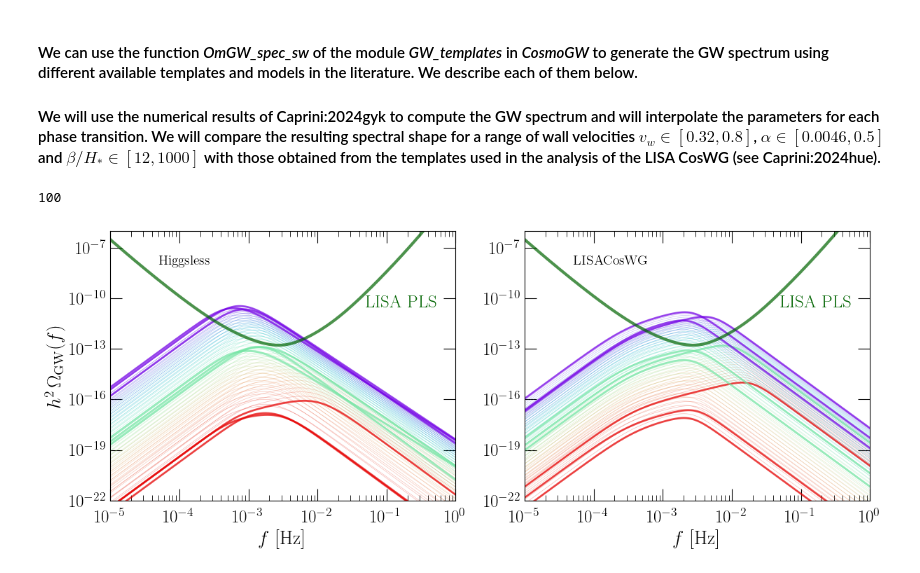
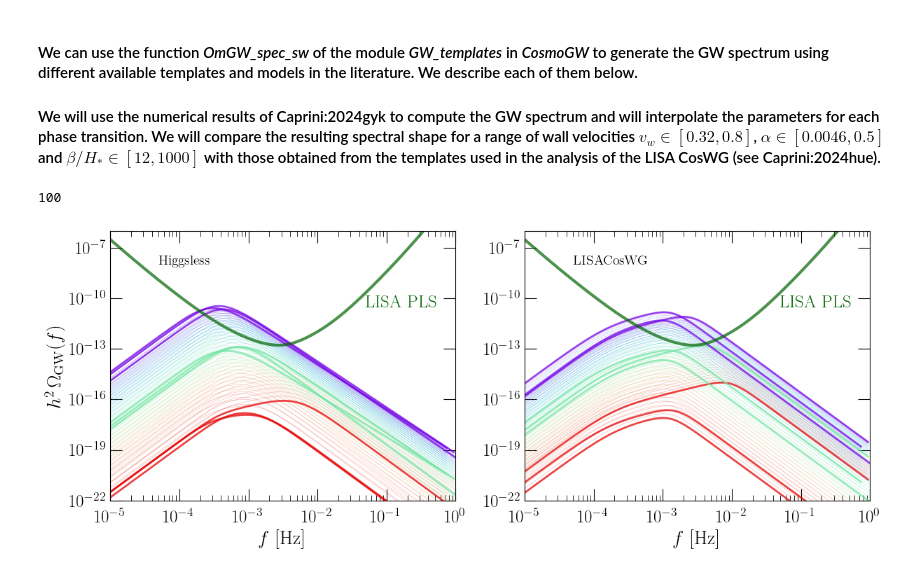
Before and after one commit to CosmoGW/CosmoGW, a Jupyter notebook: tutorials/GWs_sound-waves.ipynb, the cells around one changed output. Drawn from its saved outputs; the diff is of its cells as text; code cells hidden in the pictures.

```diff
--- a/tutorials/GWs_sound-waves.ipynb
+++ b/tutorials/GWs_sound-waves.ipynb
@@ -532,7 +525,7 @@ Text(0, 0.5, '$f_2 {\\cal R}_\\ast$')
 ### To use these values of $n_3$ one can call the spectral shape function with *interpolate_HL = True* and *interpolate_HL_n3 = True*
 # %%
 # take values from higgsless dataset
-n3, n3num, _, _ = tmp.interpolate_HL_vals(df, vws, alphas, quiet=True, numerical=True,
+n3, n3num, _, _ = GW_templates.interpolate_HL_vals(df, vws, alphas, quiet=True, numerical=True,
                                           value='n3', boxsize=20)
 # %%
 for i in range(0, len(alphas)):
@@ -570,7 +563,7 @@ Wall time: 7.26 s
 # %%
 fig, axs = plt.subplots(1, 3, figsize=(14,5))
 
-S = tmp.Sf_shape_sw(s, model='sw_HLnew', vws=val_vws, alphas=val_alphas, interpolate_HL=True, interpolate_HL_n3=True)
+S = GW_templates.Sf_shape_sw(s, model='sw_HLnew', vws=val_vws, alphas=val_alphas, interpolate_HL=True, interpolate_HL_n3=True)
 S0 = 1./np.trapezoid(S, np.log(s), axis=0)
 
 for j in range(0, len(val_alphas)):
@@ -585,7 +578,7 @@ strs    = ['weak', 'interm', 'strong']
 str_alp = ['0.0046', '0.05', '0.5']
 
 for j in range(0, len(strs)):
-    S  = tmp.Sf_shape_sw(s, Dw=Dw, model='sw_HLnew', strength=strs[j])
+    S  = GW_templates.Sf_shape_sw(s, Dw=Dw, model='sw_HLnew', strength=strs[j])
     S0 = 1./np.trapezoid(S, np.log(s), axis=0)
     for i in range(0, len(val_vws)):
         if i%2 == 0:
@@ -622,12 +615,12 @@ alphas = np.logspace(np.log10(4.6e-3), np.log10(0.5),  30)
 vws    = np.array([0.36, 0.6, .76])
 betas  = [12, 100, 1000, 1e6]
 
-_, _, val_alphas, val_vws  = tmp.ampl_GWB_sw(model='higgsless', vws=vws,
+_, _, val_alphas, val_vws  = GW_templates.ampl_GWB_sw(model='higgsless', vws=vws,
                                              alphas=alphas, numerical=True, quiet=True,
                                              bs_HL=20)
 # %%
 # temperature scale and relativistic degrees of freedom of the phase transition
-T = 200*u.GeV
+T = 100*u.GeV
 g = 100
 
 # GW spectrum obtained considering sound waves, taking a fixed amplitude OmGWtilde = 1e-2,
@@ -637,13 +630,19 @@ g = 100
 # In all cases, we consider an expanding Universe with the sourcing process taking place during
 # the radiation-dominated era
 
-freq, OmGW = tmp.OmGW_spec_sw(s, alphas, betas, vws=vws, expansion=True, Nsh=1.,
+freq, OmGW = GW_templates.OmGW_spec_sw(s, alphas, betas, vws=vws, expansion=True, Nsh=1.,
               model_efficiency='fixed_value', model_K0='Espinosa',
               model_decay='sound_waves', model_shape='sw_LISA', redshift=True, T=T, gstar=g)
 
-freq2, OmGW2 = tmp.OmGW_spec_sw(s, val_alphas, betas, vws=vws, expansion=True, Nsh=1.,
+freq2, OmGW2 = GW_templates.OmGW_spec_sw(s, val_alphas, betas, vws=vws, expansion=True, Nsh=1.,
               model_efficiency='fixed_value', model_K0='Espinosa',
               model_decay='sound_waves', model_shape='sw_LISA', redshift=True, T=T, gstar=g)
+
+# Spectrum from sound waves using SSM (Hindmarsh:2019phv)
+freqs_sw, OmGW_sw = GW_templates.OmGW_spec_sw(s, val_alphas, betas, vws=vws, expansion=True, Nsh=1.,
+                                     model_efficiency='fixed_value', model_K0='Espinosa',
+                                     model_decay='sound_waves', model_shape='sw_SSM', redshift=True,
+                                     gstar=g, T=T)
 
 
 # GW spectrum obtained considering decaying compressional motion, taking the amplitude OmGWtilde, the
@@ -651,12 +650,12 @@ freq2, OmGW2 = tmp.OmGW_spec_sw(s, val_alphas, betas, vws=vws, expansion=True, N
 # of Caprini:2024gyk. As the model continues after the shock formation time, we allow the time of sourcing to
 # be larger than one shock formation time (Nsh = 100).
 
-freq3, OmGW3 = tmp.OmGW_spec_sw(s, alphas, betas, vws=vws, expansion=True, Nsh=100,
+freq3, OmGW3 = GW_templates.OmGW_spec_sw(s, alphas, betas, vws=vws, expansion=True, Nsh=100,
                  model_efficiency='higgsless', model_K0='higgsless',
                  model_decay='decay', interpolate_HL_decay=True, model_shape='sw_HLnew', interpolate_HL_shape=True,
                  interpolate_HL_n3=True, redshift=True, T=T, gstar=g)
 
-freq4, OmGW4 = tmp.OmGW_spec_sw(s, val_alphas, betas, vws=vws, expansion=True, Nsh=100,
+freq4, OmGW4 = GW_templates.OmGW_spec_sw(s, val_alphas, betas, vws=vws, expansion=True, Nsh=100,
                  model_efficiency='higgsless', model_K0='higgsless',
                  model_decay='decay', interpolate_HL_decay=True, model_shape='sw_HLnew', interpolate_HL_shape=True,
                  interpolate_HL_n3=True, redshift=True, T=T, gstar=g)
@@ -675,34 +674,32 @@ for i in range(1, 2):
     if i == 1: ls='solid'
     if i == 2: ls='dotted'
     for j in range(0, len(alphas)):
         for l in range(0, len(vws)):
-            # axs[1].loglog(freq[:, l, i]*2*np.pi, OmGW[:, l, j, i], color=cols2[j], ls=ls, lw=.5, alpha=0.3)
-            # axs[0].loglog(freq3[:, l, i]*2*np.pi, OmGW3[:, l, j, i], color=cols2[j], ls=ls, lw=.5, alpha=0.3)
             axs[1].loglog(freq[:, l, i], OmGW[:, l, j, i], color=cols2[j], ls=ls, lw=.5, alpha=0.3)
             axs[0].loglog(freq3[:, l, i], OmGW3[:, l, j, i], color=cols2[j], ls=ls, lw=.5, alpha=0.3)
 
     for j in range(0, len(val_alphas)):
         for l in range(0, len(vws)):
             axs[1].loglog(freq2[:, l, i], OmGW2[:, l, j, i], color=cols[j], ls=ls, lw=2, alpha=0.7)
             axs[0].loglog(freq4[:, l, i], OmGW4[:, l, j, i], color=cols[j], ls=ls, lw=2, alpha=0.7)
 
-f_LISA, _, LISA_OmPLS = inte.read_sens(SNR=10, T=4)
+f_LISA, _, LISA_OmPLS = interferometry.read_sens(SNR=10, T=4)
 
 for j in [0, 1]:
     axs[j].plot(f_LISA, LISA_OmPLS, lw=3, alpha=.7, color='darkgreen')
     axs[j].set_xlim(1e-5, 1e0)
     axs[j].set_ylim(1e-22, 1e-6)
     axs[j].set_xlabel(r'$f$ [Hz]', fontsize=20)
     axs[j].tick_params(axis='x', labelsize=18)
     axs[j].tick_params(axis='y', labelsize=18)
     plot_sets.axes_lines(ax=axs[j])
     axs[j].text(5e-2, 3e-11, r'LISA PLS', color='darkgreen', fontsize=18)
 axs[0].set_ylabel(r'$h^2 \, \Omega_{\rm GW} (f)$', fontsize=20)
 axs[1].text(5e-5, 1e-8, r'LISACosWG', fontsize=14)
 axs[0].text(5e-5, 1e-8, r'Higgsless', fontsize=14)
 
 try: plt.savefig('plots/GW_template_HL_vs_CosWG.pdf', bbox_inches='tight')
 except: print('plot not saved! create directory plots to save figure')
 # %% [output]
 100
-[figure, old version]
+[figure, new version]
```
Also changed, not shown: parts of 14 cells of this notebook, 6 other files.
